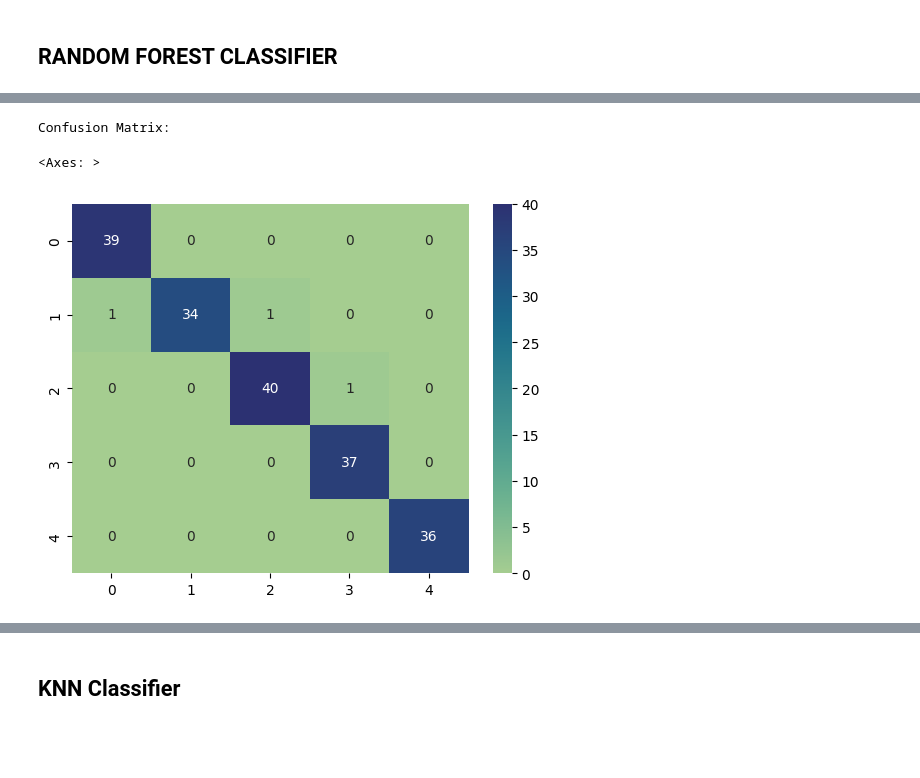
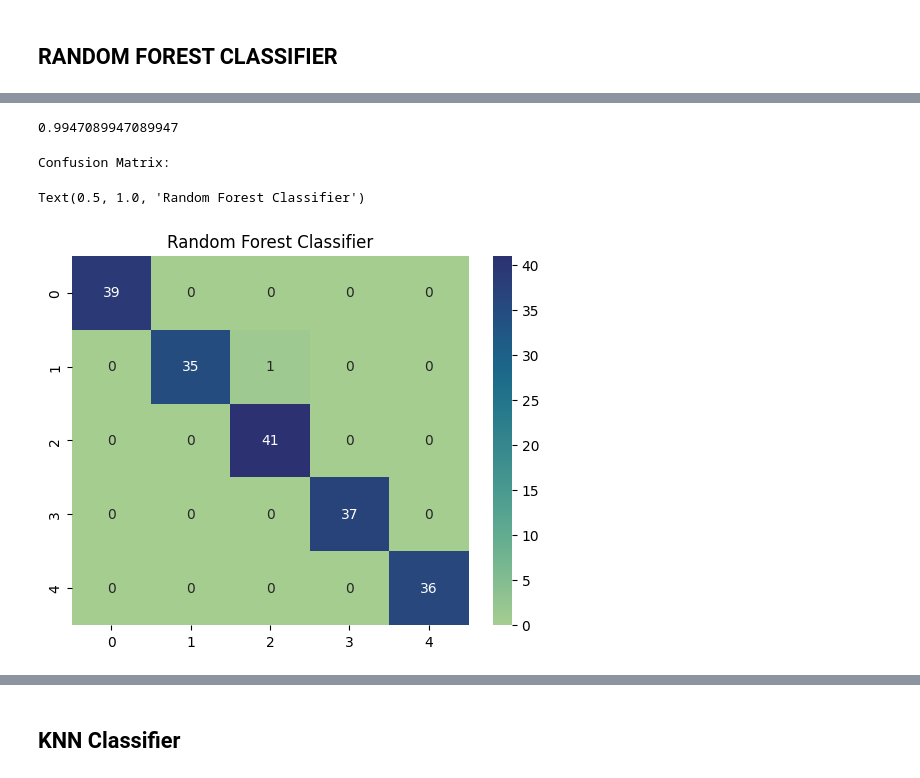
Before and after one commit to LillFrank/MLStressDetectionProj, a Jupyter notebook: MLProj.ipynb, the cells around one changed output, grey strips where cells are left out. Cells and saved outputs as stored; diff of their text form; code cells hidden in the pictures; blank space fills up the shorter version.

```diff
--- a/MLProj.ipynb
+++ b/MLProj.ipynb
@@ -239,0 +349,3 @@ print(acc)
+# %%
+df.columns=['snoring_rate', 'respiration_rate', 'body_temperature', 'limb_movement', 'blood_oxygen',
+             'eye_movement', 'sleeping_hours', 'heart_rate', 'stress_level']
@@ -239,0 +437,5 @@ print(acc)
+# %%
+X = df.drop(['stress_level'], axis=1)
+y = df['stress_level']
+
+x_train, x_test, y_train, y_test = train_test_split(X, y, test_size=0.3,train_size=0.7, shuffle=True, random_state=42)
@@ -239,0 +474,3 @@ print(acc)
+# %%
+decision_tree_cl = DecisionTreeClassifier(criterion="gini", splitter="best")
+decision_tree_cl.fit(x_train, y_train)
@@ -263,6 +520,6 @@ weighted avg       0.98      0.98      0.98       189
 RANDOM FOREST CLASSIFIER
 --
 # %%
-random_forest = RandomForestClassifier(n_estimators=5)
+random_forest = RandomForestClassifier(n_estimators=300)
 random_forest.fit(x_train,y_train)
 # %% [output]
@@ -274,12 +533,18 @@ random_forest.score(x_test,y_test)
+# %%
+accRandom = accuracy_score(y_test, y_predict)
+accRandom
+# %% [output]
+0.9947089947089947
 # %%
-y_predict = random_forest.predict(x_test)
+
 
 matrixrandom = confusion_matrix(y_test, y_predict)
 
 print("Confusion Matrix:")
 
 sns.heatmap(matrixrandom,annot=True,cmap="crest")
+plt.title("Random Forest Classifier")
 # %% [output]
 Confusion Matrix:
-<Axes: >
+Text(0.5, 1.0, 'Random Forest Classifier')
-[figure, old version]
+[figure, new version]
```
Also changed, not shown: parts of 62 cells of this notebook.
